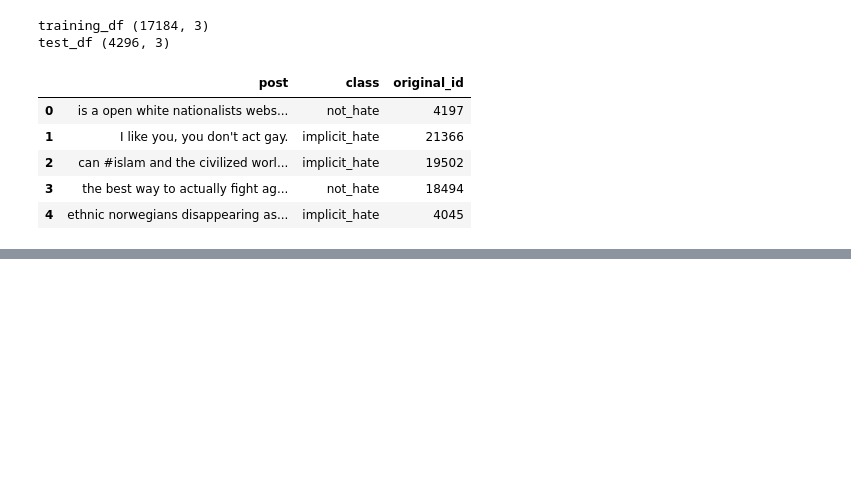
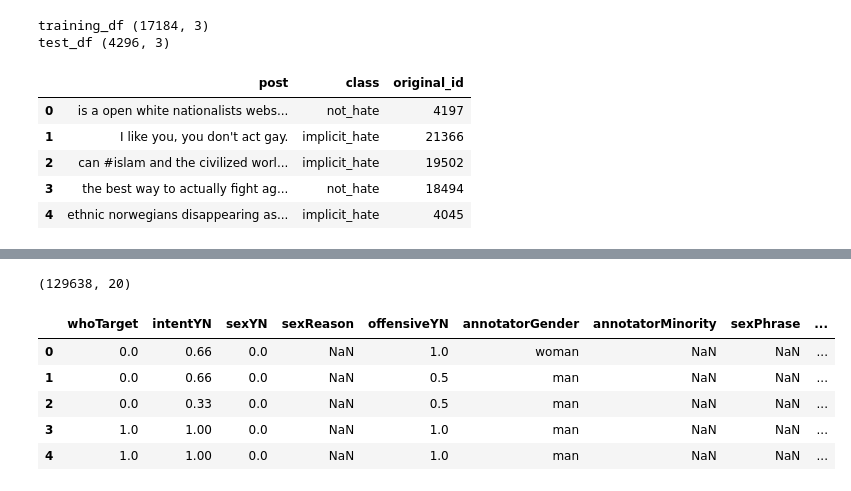
Before and after one commit to richouzo/cs6471-project, a Jupyter notebook: src/utils/preprocess_datasets.ipynb, the cells around one changed output, grey strips where cells are left out. Saved outputs shown, nothing was run; the diff lists cells and outputs as text; code cells hidden in the pictures; blank space fills up the shorter version.

```diff
--- a/src/utils/preprocess_datasets.ipynb
+++ b/src/utils/preprocess_datasets.ipynb
@@ -62,0 +138,13 @@ training_df.head()
+# %%
+# Reload to check format
+training_df = pd.read_csv('./../../data/training_data/' + training_filename, delimiter='\t', index_col=[0])
+print(training_df.shape)
+training_df.head()
+# %% [output]
+(129638, 20)
+|  | whoTarget | intentYN | sexYN | sexReason | offensiveYN | annotatorGender | annotatorMinority | sexPhrase | ... |
+| 0 | 0.0 | 0.66 | 0.0 | NaN | 1.0 | woman | NaN | NaN | ... |
+| 1 | 0.0 | 0.66 | 0.0 | NaN | 0.5 | man | NaN | NaN | ... |
+| 2 | 0.0 | 0.33 | 0.0 | NaN | 0.5 | man | NaN | NaN | ... |
+| 3 | 1.0 | 1.00 | 0.0 | NaN | 1.0 | man | NaN | NaN | ... |
+| 4 | 1.0 | 1.00 | 0.0 | NaN | 1.0 | man | NaN | NaN | ... |
```
Also changed, not shown: parts of 11 cells of this notebook, 12 other files.
